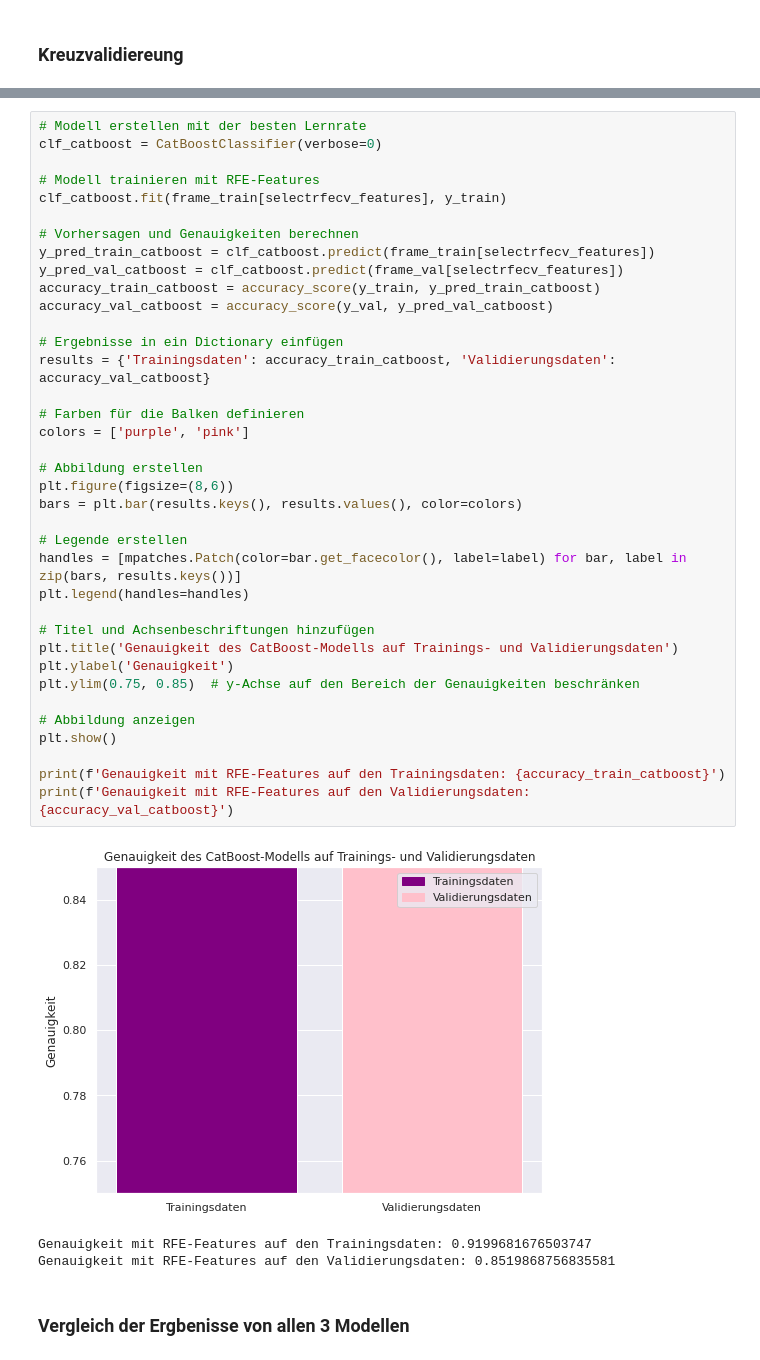
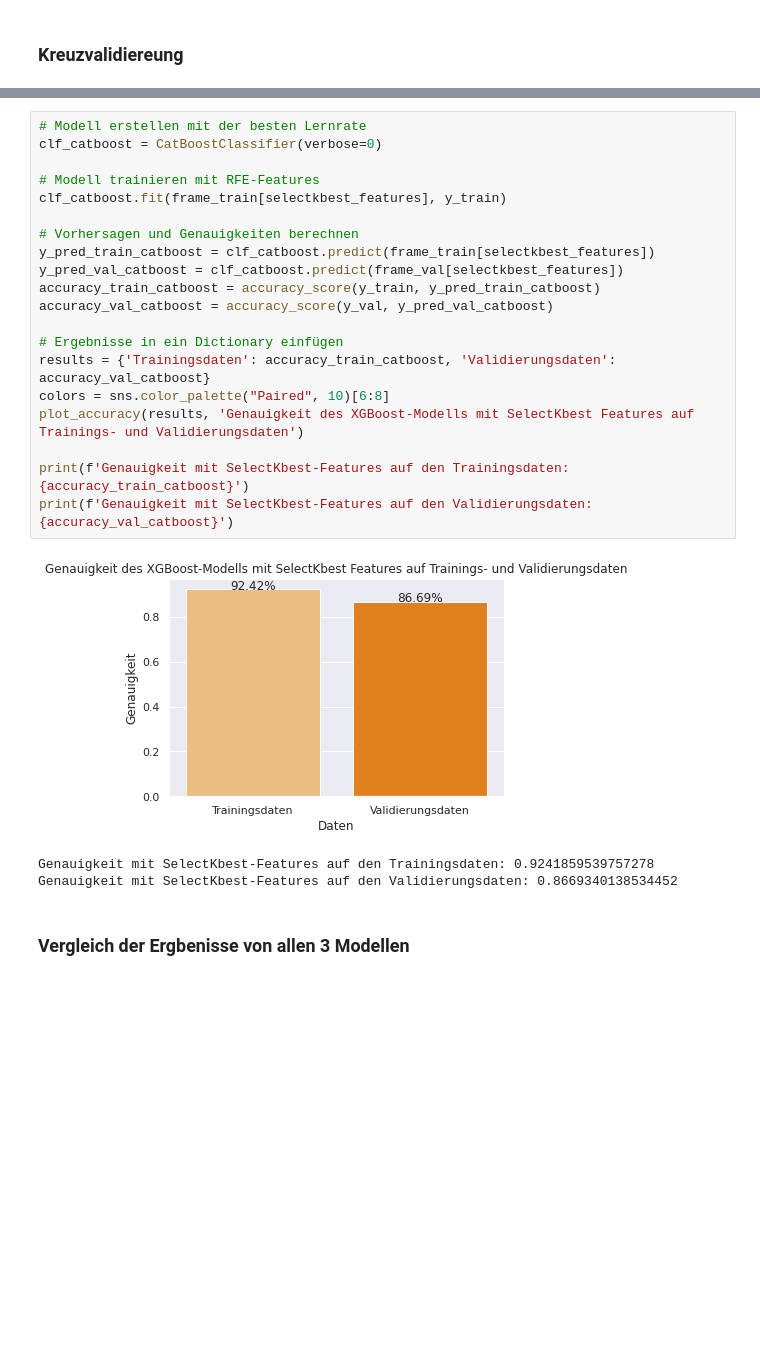
Before and after one commit to hahaha996/Data_Mining_Projekt, a Jupyter notebook: Projekt_DM.ipynb, the cells around one changed output, grey strips where cells are left out. Drawn from its saved outputs; the diff is of its cells as text; blank space fills up the shorter version.

```diff
--- a/Projekt_DM.ipynb
+++ b/Projekt_DM.ipynb
@@ -1012,44 +947,27 @@ Genauigkeit mit RFE-Features auf den Validierungsdaten: 0.8367966946165998
 # %%
 # Modell erstellen mit der besten Lernrate
 clf_catboost = CatBoostClassifier(verbose=0)
 
 # Modell trainieren mit RFE-Features
-clf_catboost.fit(frame_train[selectrfecv_features], y_train)
+clf_catboost.fit(frame_train[selectkbest_features], y_train)
 
 # Vorhersagen und Genauigkeiten berechnen
-y_pred_train_catboost = clf_catboost.predict(frame_train[selectrfecv_features])
-y_pred_val_catboost = clf_catboost.predict(frame_val[selectrfecv_features])
+y_pred_train_catboost = clf_catboost.predict(frame_train[selectkbest_features])
+y_pred_val_catboost = clf_catboost.predict(frame_val[selectkbest_features])
 accuracy_train_catboost = accuracy_score(y_train, y_pred_train_catboost)
 accuracy_val_catboost = accuracy_score(y_val, y_pred_val_catboost)
 
 # Ergebnisse in ein Dictionary einfügen
 results = {'Trainingsdaten': accuracy_train_catboost, 'Validierungsdaten': accuracy_val_catboost}
+colors = sns.color_palette("Paired", 10)[6:8]
+plot_accuracy(results, 'Genauigkeit des XGBoost-Modells mit SelectKbest Features auf Trainings- und Validierungsdaten')
 
-# Farben für die Balken definieren
-colors = ['purple', 'pink']
-
-# Abbildung erstellen
-plt.figure(figsize=(8,6))
-bars = plt.bar(results.keys(), results.values(), color=colors)
-
-# Legende erstellen
-handles = [mpatches.Patch(color=bar.get_facecolor(), label=label) for bar, label in zip(bars, results.keys())]
-plt.legend(handles=handles)
-
-# Titel und Achsenbeschriftungen hinzufügen
-plt.title('Genauigkeit des CatBoost-Modells auf Trainings- und Validierungsdaten')
-plt.ylabel('Genauigkeit')
-plt.ylim(0.75, 0.85)  # y-Achse auf den Bereich der Genauigkeiten beschränken
-
-# Abbildung anzeigen
-plt.show()
-
-print(f'Genauigkeit mit RFE-Features auf den Trainingsdaten: {accuracy_train_catboost}')
-print(f'Genauigkeit mit RFE-Features auf den Validierungsdaten: {accuracy_val_catboost}')
+print(f'Genauigkeit mit SelectKbest-Features auf den Trainingsdaten: {accuracy_train_catboost}')
+print(f'Genauigkeit mit SelectKbest-Features auf den Validierungsdaten: {accuracy_val_catboost}')
 # %% [output]
-[figure, old version]
+[figure, new version]
-Genauigkeit mit RFE-Features auf den Trainingsdaten: 0.9199681676503747
-Genauigkeit mit RFE-Features auf den Validierungsdaten: 0.8519868756835581
+Genauigkeit mit SelectKbest-Features auf den Trainingsdaten: 0.9241859539757278
+Genauigkeit mit SelectKbest-Features auf den Validierungsdaten: 0.8669340138534452
 # %% [markdown]
 ### Vergleich der Ergbenisse von allen 3 Modellen
 # %%
```
Also changed, not shown: parts of 47 cells of this notebook.
